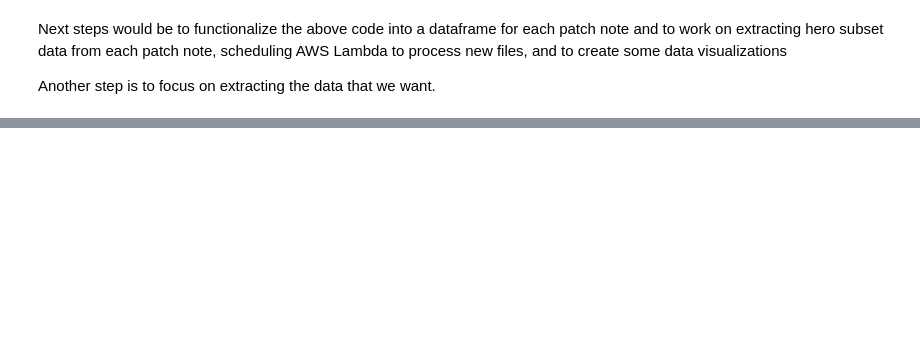
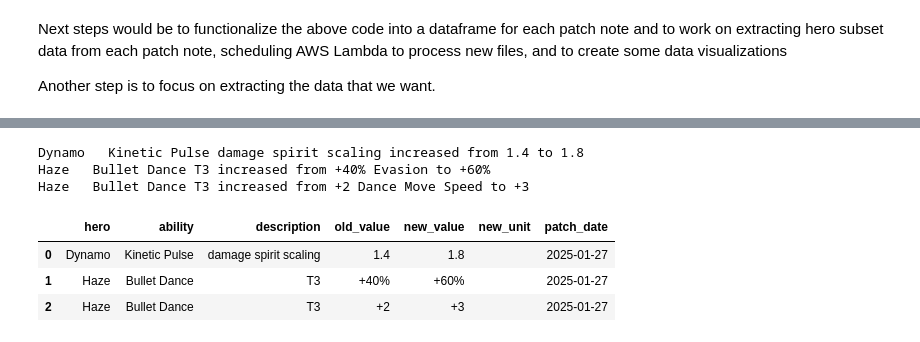
Before and after one commit to stephentan-mids/deadlock-patch-notes-data-pipeline, a Jupyter notebook: phase2-preprocess-data.ipynb, the cells around one changed output, grey strips where cells are left out. Cells and saved outputs as stored; diff of their text form; code cells hidden in the pictures; blank space fills up the shorter version.

```diff
--- a/phase2-preprocess-data.ipynb
+++ b/phase2-preprocess-data.ipynb
@@ -332,0 +302,7 @@ Another step is to focus on extracting the data that we want.
+# %%
+patch_date = json_content['date']
+# %%
+hero = 'Dynamo'
+data = []
+data.append([hero, ability, description, old_value, new_value, new_unit, patch_date])
+data
@@ -332,0 +317,2 @@ Another step is to focus on extracting the data that we want.
+# %%
+columns = ['hero', 'ability', 'description', 'old_value', 'new_value', 'new_unit', 'patch_date']
@@ -332,0 +326,11 @@ Another step is to focus on extracting the data that we want.
+# %%
+with open(os.path.join(heroes_json_folder_path, heroes_json_file), 'r') as file:
+    data = json.load(file)
+
+heroes_subset = list(data['Heroes'].keys())
+heroes_subset
+
+# use dictionary comprehension to filter the data further for the subset of heroes
+filtered_hero_subset_patch_notes_from_to = {hero: filtered_hero_patch_notes_from_to[hero] for hero in heroes_subset if hero in filtered_hero_patch_notes_from_to}
+
+filtered_hero_subset_patch_notes_from_to
@@ -332,0 +429,10 @@ Another step is to focus on extracting the data that we want.
+# %%
+process_patch_notes(heroes_subset, hero_patch_notes)
+# %% [output]
+Dynamo   Kinetic Pulse damage spirit scaling increased from 1.4 to 1.8
+Haze   Bullet Dance T3 increased from +40% Evasion to +60%
+Haze   Bullet Dance T3 increased from +2 Dance Move Speed to +3
+|  | hero | ability | description | old_value | new_value | new_unit | patch_date |
+| 0 | Dynamo | Kinetic Pulse | damage spirit scaling | 1.4 | 1.8 |  | 2025-01-27 |
+| 1 | Haze | Bullet Dance | T3 | +40% | +60% |  | 2025-01-27 |
+| 2 | Haze | Bullet Dance | T3 | +2 | +3 |  | 2025-01-27 |
```
Also changed, not shown: parts of 10 cells of this notebook, 27 other files.
